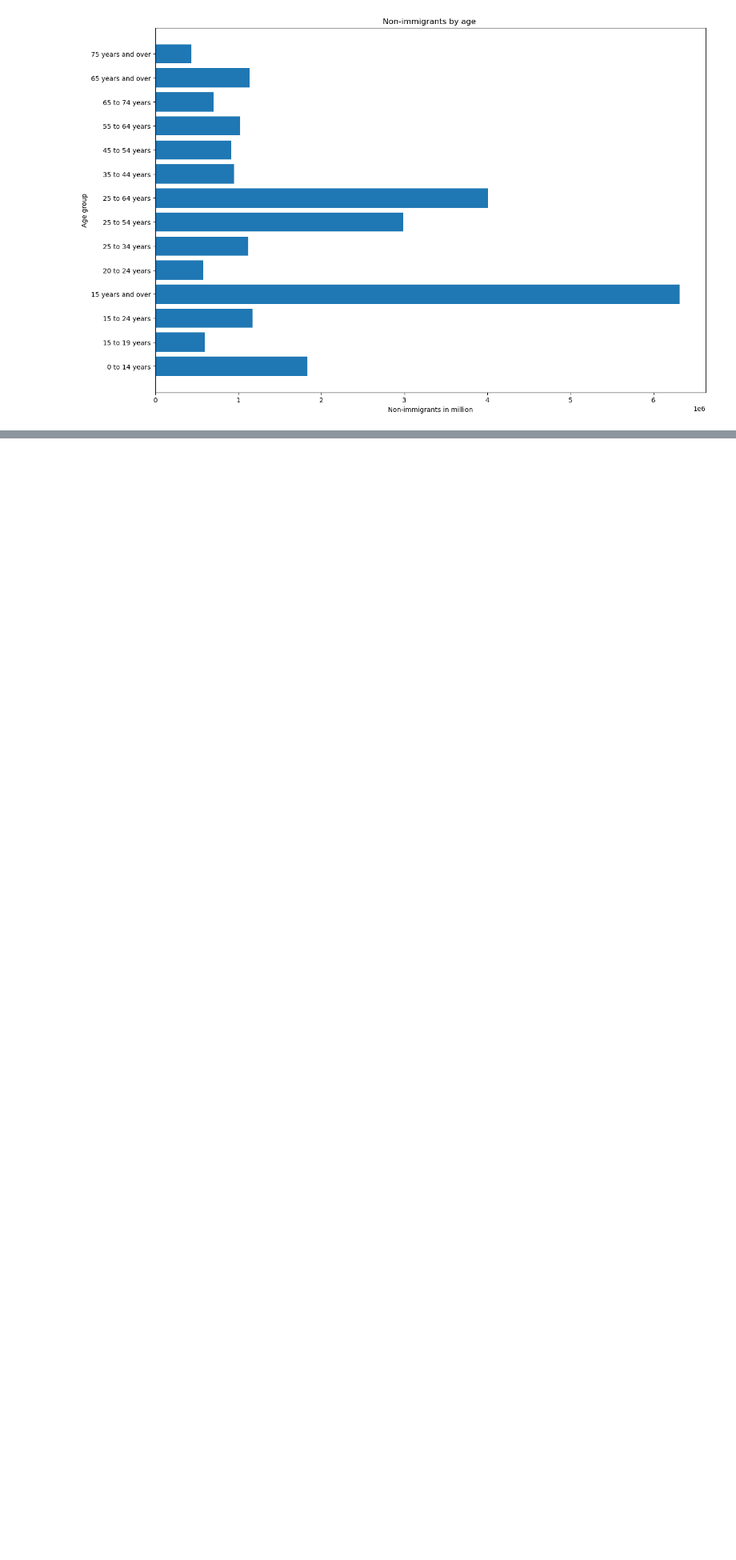
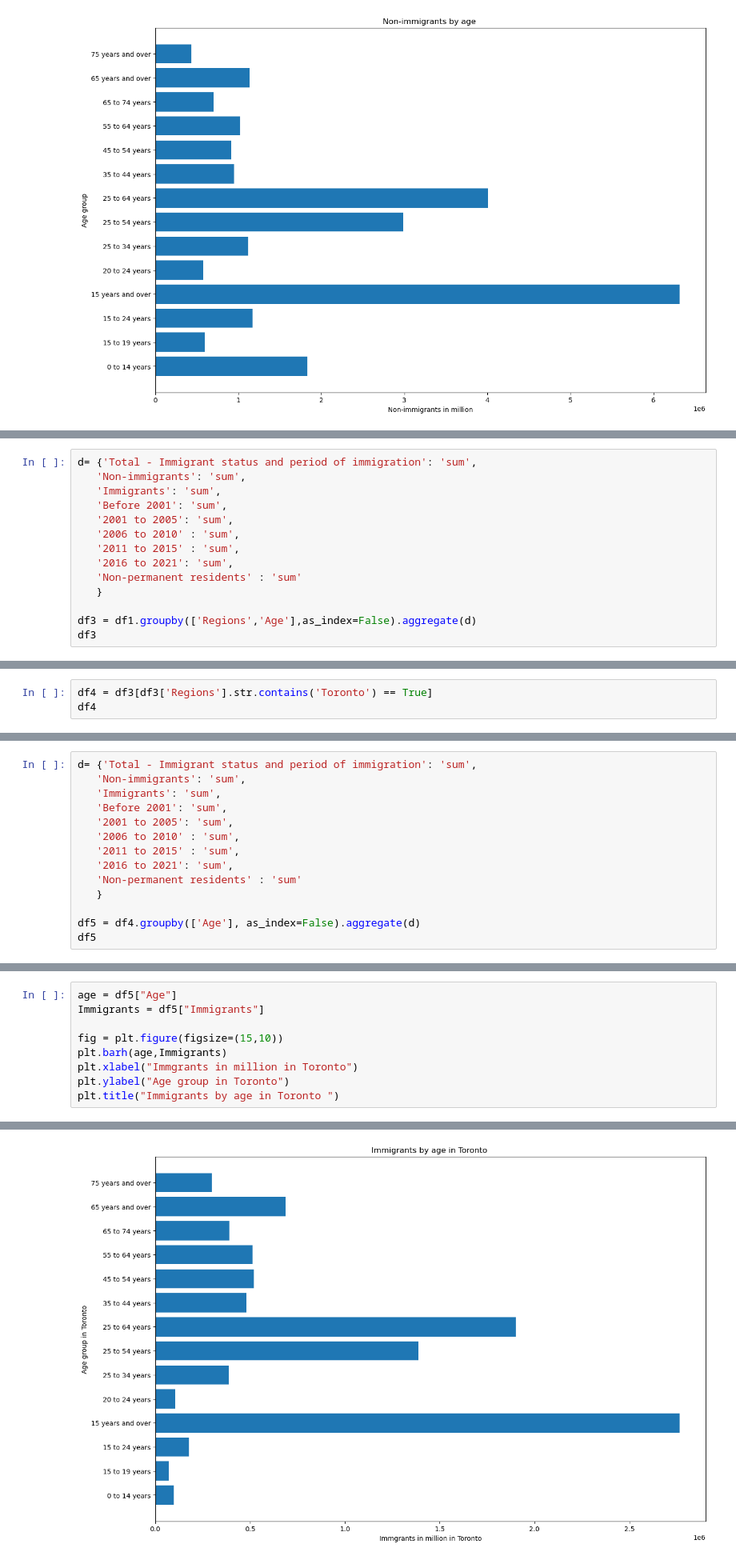
Before and after one commit to pgajjar13/EDA-Project-One-Group-6, a Jupyter notebook: Age_group.ipynb, the cells around one changed output, grey strips where cells are left out. Shown at 80% size. Saved outputs shown, nothing was run; the diff lists cells and outputs as text; blank space fills up the shorter version.

```diff
--- a/Age_group.ipynb
+++ b/Age_group.ipynb
@@ -161,0 +162,14 @@ Text(0.5, 1.0, 'Non-permanent residents by age ')
+# %%
+d= {'Total - Immigrant status and period of immigration': 'sum',
+   'Non-immigrants': 'sum',
+   'Immigrants': 'sum',
+   'Before 2001': 'sum',
+   '2001 to 2005': 'sum',
+   '2006 to 2010' : 'sum',
+   '2011 to 2015' : 'sum',
+   '2016 to 2021': 'sum',
+   'Non-permanent residents' : 'sum'
+   }
+
+df3 = df1.groupby(['Regions','Age'],as_index=False).aggregate(d)
+df3
@@ -161,0 +211,3 @@ Text(0.5, 1.0, 'Non-permanent residents by age ')
+# %%
+df4 = df3[df3['Regions'].str.contains('Toronto') == True]
+df4
@@ -161,0 +230,14 @@ Text(0.5, 1.0, 'Non-permanent residents by age ')
+# %%
+d= {'Total - Immigrant status and period of immigration': 'sum',
+   'Non-immigrants': 'sum',
+   'Immigrants': 'sum',
+   'Before 2001': 'sum',
+   '2001 to 2005': 'sum',
+   '2006 to 2010' : 'sum',
+   '2011 to 2015' : 'sum',
+   '2016 to 2021': 'sum',
+   'Non-permanent residents' : 'sum'
+   }
+
+df5 = df4.groupby(['Age'], as_index=False).aggregate(d)
+df5
@@ -161,0 +260,10 @@ Text(0.5, 1.0, 'Non-permanent residents by age ')
+# %%
+age = df5["Age"]
+Immigrants = df5["Immigrants"]
+
+fig = plt.figure(figsize=(15,10))
+plt.barh(age,Immigrants)
+plt.xlabel("Immgrants in million in Toronto")
+plt.ylabel("Age group in Toronto")
+plt.title("Immigrants by age in Toronto ")
+# %% [output]
@@ -161,0 +271 @@ Text(0.5, 1.0, 'Non-permanent residents by age ')
+[figure, added]
```
Also changed, not shown: parts of 9 cells of this notebook, 1 other file.
